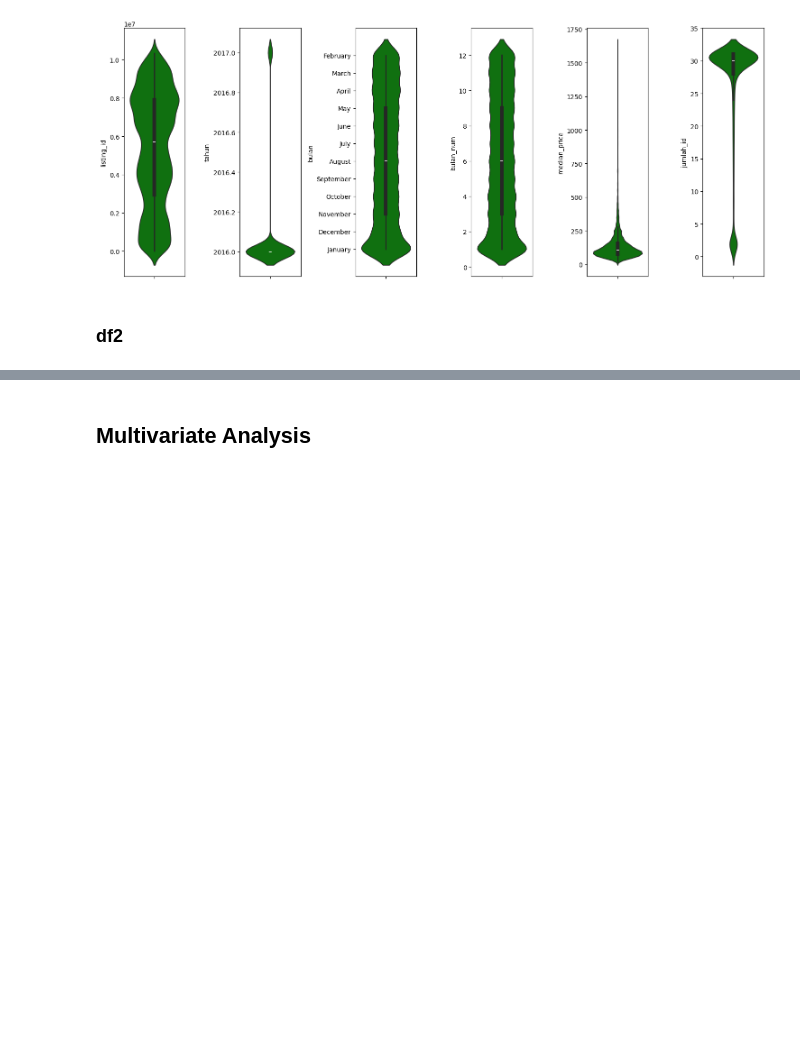
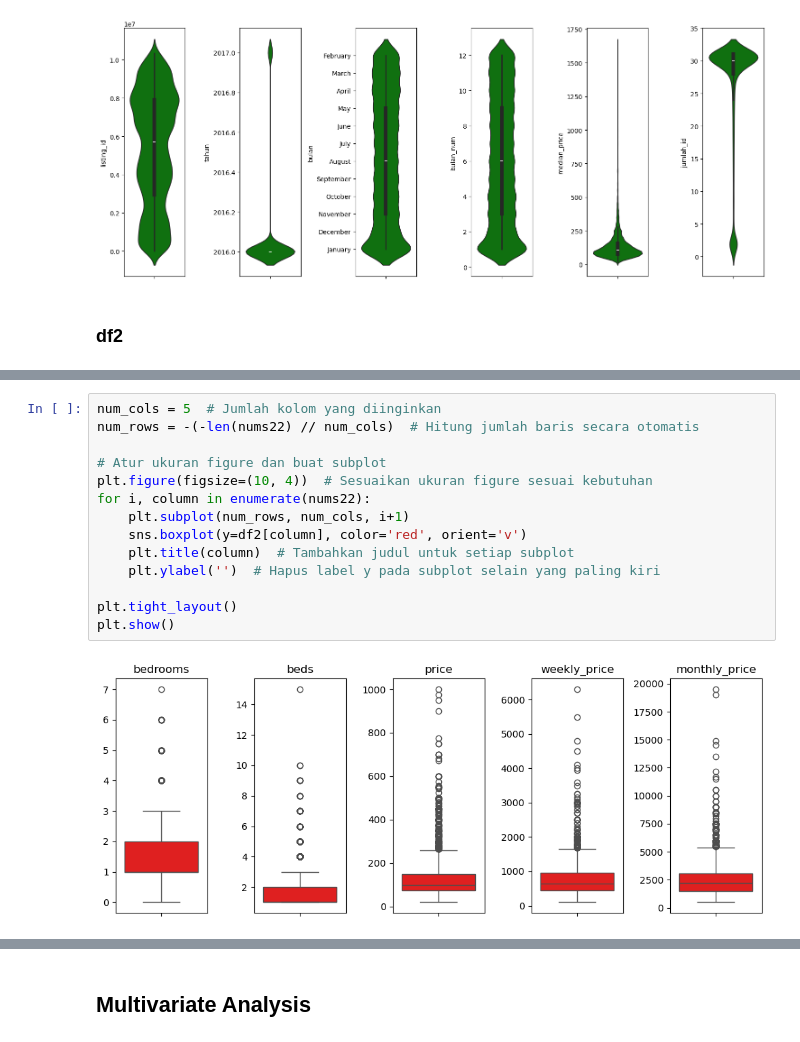
Before and after one commit to Podjan/ResNet2, a Jupyter notebook: Coding2.ipynb, the cells around one changed output, grey strips where cells are left out. Cells and saved outputs as stored; diff of their text form; blank space fills up the shorter version.

```diff
--- a/Coding2.ipynb
+++ b/Coding2.ipynb
@@ -389,0 +430,16 @@ plt.show()
+# %%
+num_cols = 5  # Jumlah kolom yang diinginkan
+num_rows = -(-len(nums22) // num_cols)  # Hitung jumlah baris secara otomatis
+
+# Atur ukuran figure dan buat subplot
+plt.figure(figsize=(10, 4))  # Sesuaikan ukuran figure sesuai kebutuhan
+for i, column in enumerate(nums22):
+    plt.subplot(num_rows, num_cols, i+1)
+    sns.boxplot(y=df2[column], color='red', orient='v')
+    plt.title(column)  # Tambahkan judul untuk setiap subplot
+    plt.ylabel('')  # Hapus label y pada subplot selain yang paling kiri
+
+plt.tight_layout()
+plt.show()
+# %% [output]
+[figure, added]
```
Also changed, not shown: parts of 5 cells of this notebook, 1 other file.
